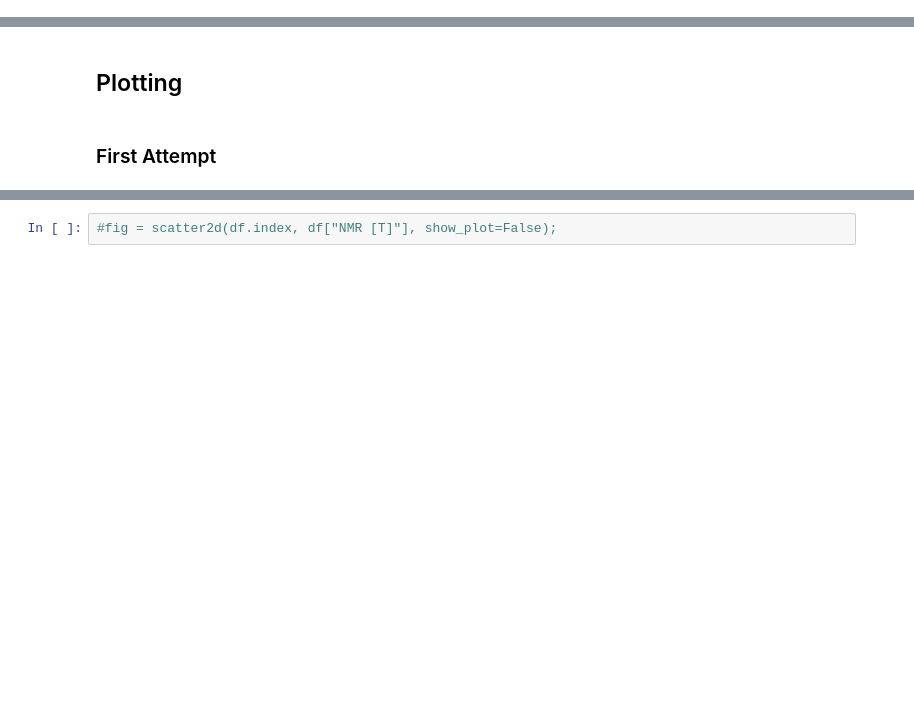
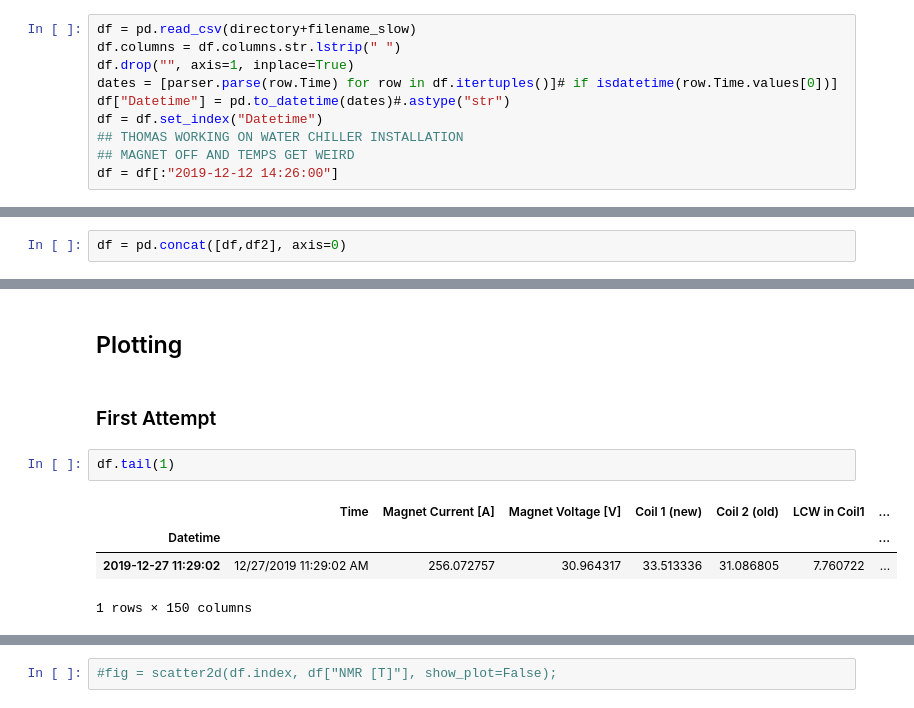
Before and after one commit to ckampa13/hallprobecalib, a Jupyter notebook: scripts/12-04-19_Hall_Probe_Stability_Run06.ipynb, the cells around one changed output, grey strips where cells are left out. Drawn from its saved outputs; the diff is of its cells as text; blank space fills up the shorter version.

```diff
--- a/scripts/12-04-19_Hall_Probe_Stability_Run06.ipynb
+++ b/scripts/12-04-19_Hall_Probe_Stability_Run06.ipynb
@@ -88 +83,11 @@ df.drop("", axis=1, inplace=True)
+# %%
+df = pd.read_csv(directory+filename_slow)
+df.columns = df.columns.str.lstrip(" ")
+df.drop("", axis=1, inplace=True)
+dates = [parser.parse(row.Time) for row in df.itertuples()]# if isdatetime(row.Time.values[0])]
+df["Datetime"] = pd.to_datetime(dates)#.astype("str")
+df = df.set_index("Datetime")
+## THOMAS WORKING ON WATER CHILLER INSTALLATION
+## MAGNET OFF AND TEMPS GET WEIRD
+df = df[:"2019-12-12 14:26:00"]
 # %%
@@ -93,3 +122,5 @@ df = df.set_index("Datetime")
+# %%
+df = pd.concat([df,df2], axis=0)
 # %%
 ## PLOT ALL
 #for col in df.columns:
@@ -246,6 +267,13 @@ memory usage: 3.7+ MB
 ## Plotting
 # %% [markdown]
 ### First Attempt
+# %%
+df.tail(1)
+# %% [output]
+|  | Time | Magnet Current [A] | Magnet Voltage [V] | Coil 1 (new) | Coil 2 (old) | LCW in Coil1 | ... |
+| Datetime |  |  |  |  |  |  | ... |
+| 2019-12-27 11:29:02 | 12/27/2019 11:29:02 AM | 256.072757 | 30.964317 | 33.513336 | 31.086805 | 7.760722 | ... |
+1 rows × 150 columns
 # %%
 len(df)
 # %% [output]
```
Also changed, not shown: parts of 319 cells of this notebook, 3 other files.
